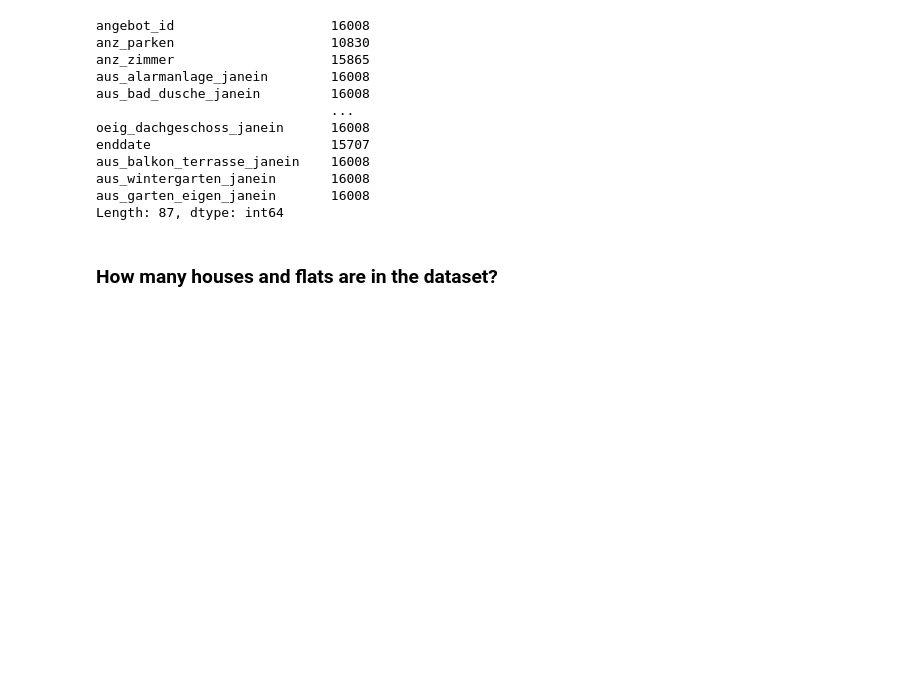
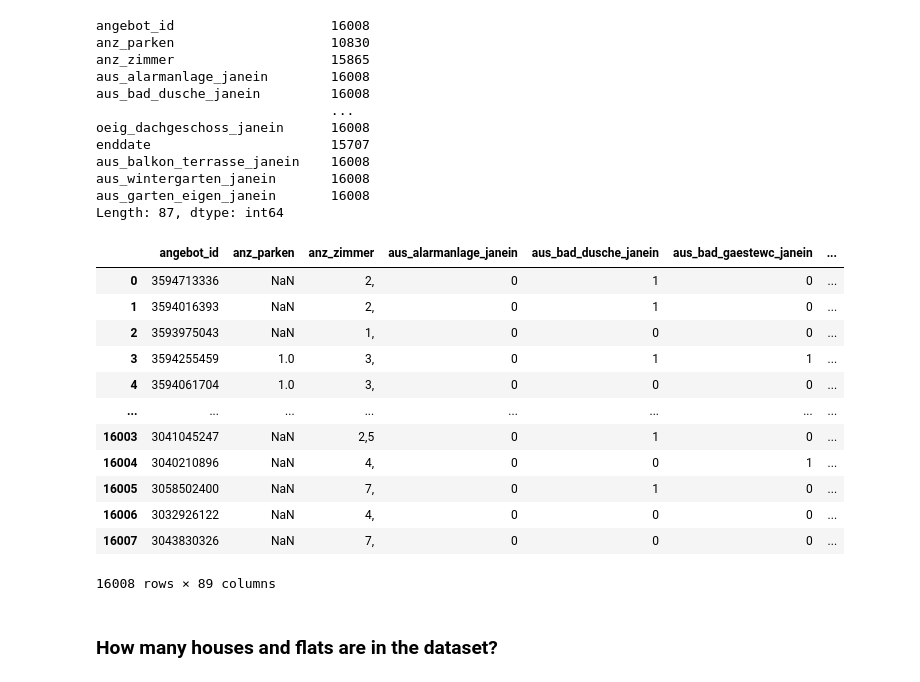
Before and after one commit to okihnjo/DataLiteracy, a Jupyter notebook: notebooks/analysis.ipynb, the cells around one changed output. Drawn from its saved outputs; the diff is of its cells as text; code cells hidden in the pictures; blank space fills up the shorter version.

```diff
--- a/notebooks/analysis.ipynb
+++ b/notebooks/analysis.ipynb
@@ -37,3 +39,19 @@ df['year'] = df['startdate'].str[:4]
+# %%
+df
+# %% [output]
+|  | angebot_id | anz_parken | anz_zimmer | aus_alarmanlage_janein | aus_bad_dusche_janein | aus_bad_gaestewc_janein | ... |
+| 0 | 3594713336 | NaN | 2, | 0 | 1 | 0 | ... |
+| 1 | 3594016393 | NaN | 2, | 0 | 1 | 0 | ... |
+| 2 | 3593975043 | NaN | 1, | 0 | 0 | 0 | ... |
+| 3 | 3594255459 | 1.0 | 3, | 0 | 1 | 1 | ... |
+| 4 | 3594061704 | 1.0 | 3, | 0 | 0 | 0 | ... |
+| ... | ... | ... | ... | ... | ... | ... | ... |
+| 16003 | 3041045247 | NaN | 2,5 | 0 | 1 | 0 | ... |
+| 16004 | 3040210896 | NaN | 4, | 0 | 0 | 1 | ... |
+| 16005 | 3058502400 | NaN | 7, | 0 | 1 | 0 | ... |
+| 16006 | 3032926122 | NaN | 4, | 0 | 0 | 0 | ... |
+| 16007 | 3043830326 | NaN | 7, | 0 | 0 | 0 | ... |
+16008 rows × 89 columns
 # %% [markdown]
 ### How many houses and flats are in the dataset?
 # %%
```
Also changed, not shown: parts of 21 cells of this notebook, 1 other file.
